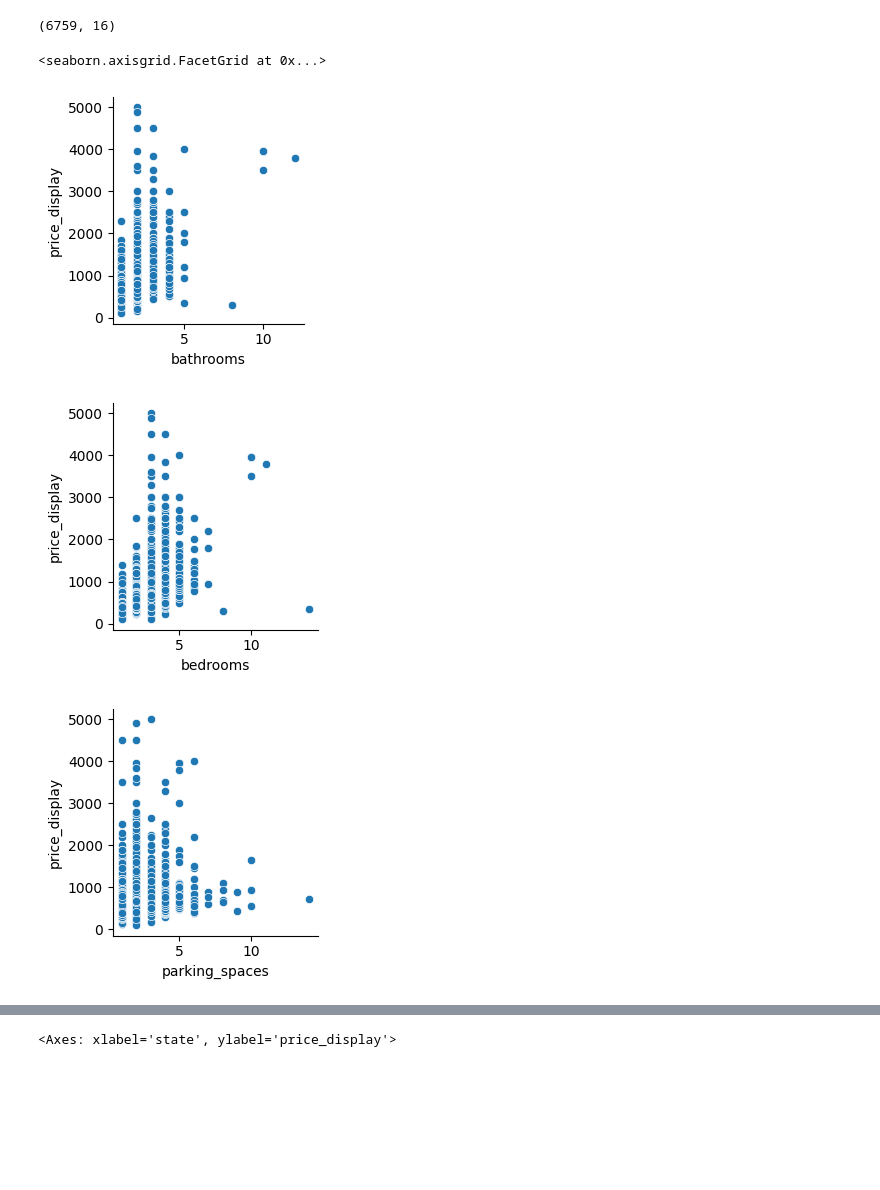
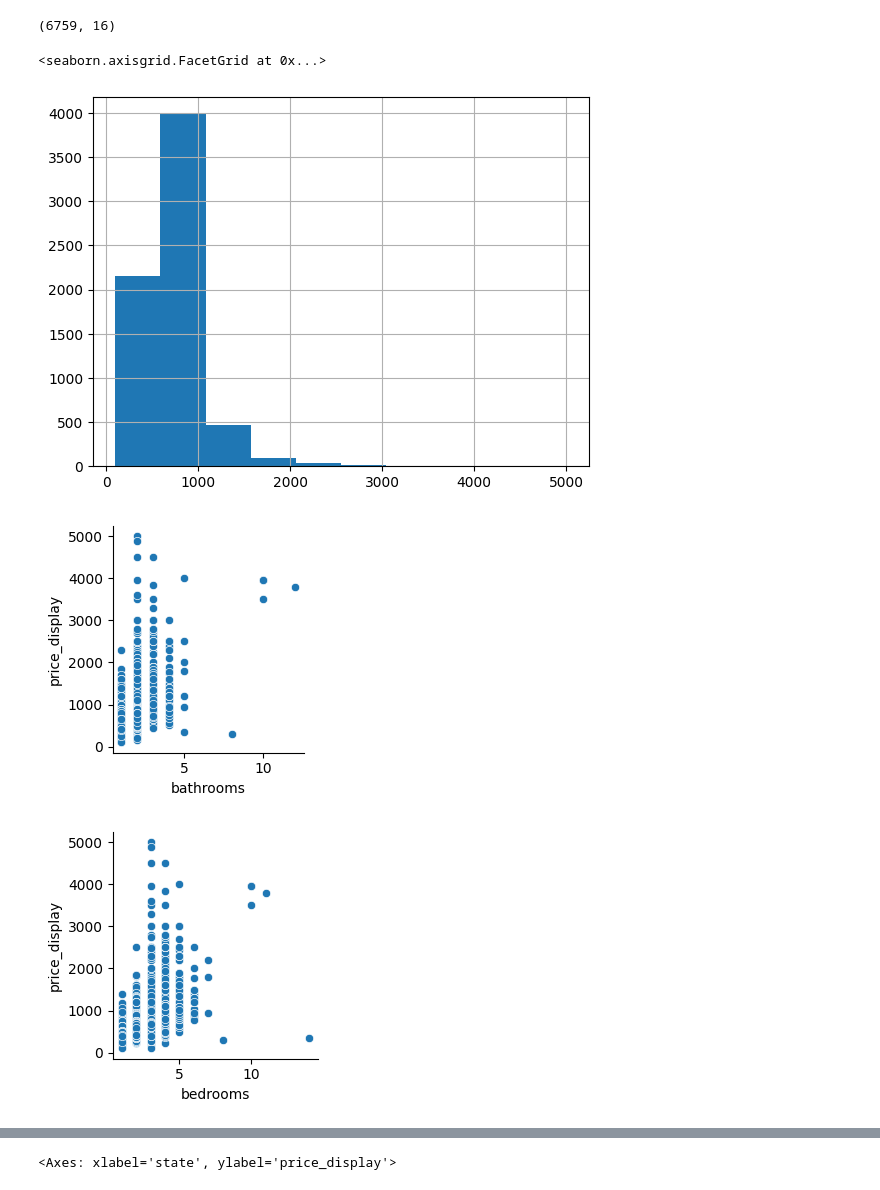
Before and after one commit to milidshah/Australian-Rental-Market-Mili, a Jupyter notebook: AustralianRentalMarket.ipynb, the cells around one changed output, grey strips where cells are left out. Cells and saved outputs as stored; diff of their text form; code cells hidden in the pictures; blank space fills up the shorter version.

```diff
--- a/AustralianRentalMarket.ipynb
+++ b/AustralianRentalMarket.ipynb
@@ -23,11 +23,9 @@ Describe potential next steps, considering both value and level of effort.
 # %%
 import pandas as pd
 
-rentaldf = pd.read_csv("/content/Australian-Rental-Market-Mili/data/australian_rental_market_2026.csv")
+url = "https://raw.githubusercontent.com/milidshah/Australian-Rental-Market-Mili/main/data/australian_rental_market_2026.csv"
+rentaldf = pd.read_csv(url)
 rentaldf.shape
-
-# Explore the data (optional)
-# print(rentaldf)
 # %% [output]
 (6767, 16)
 # %%
@@ -79,14 +77,16 @@ Name: count, dtype: int64
 # %%
 # EDA
 import seaborn as sns
+
+rentaldf['price_display'].hist()
 
 sns.relplot(data=rentaldf, x="bathrooms", y="price_display", height=3)
 sns.relplot(data=rentaldf, x="bedrooms", y = "price_display", height = 3)
 sns.relplot(data=rentaldf, x="parking_spaces", y = "price_display", height = 3)
 sns.relplot(data=rentaldf, x="latitude", y = "price_display", height = 3)
 sns.relplot(data=rentaldf, x="longitude", y = "price_display", height = 3)
 # %% [output]
 <seaborn.axisgrid.FacetGrid at 0x...>
-[figure, old version]
+[figure, new version]
-[figure, old version]
+[figure, new version]
-[figure, old version]
+[figure, new version]
```
Also changed, not shown: parts of 7 cells of this notebook.
